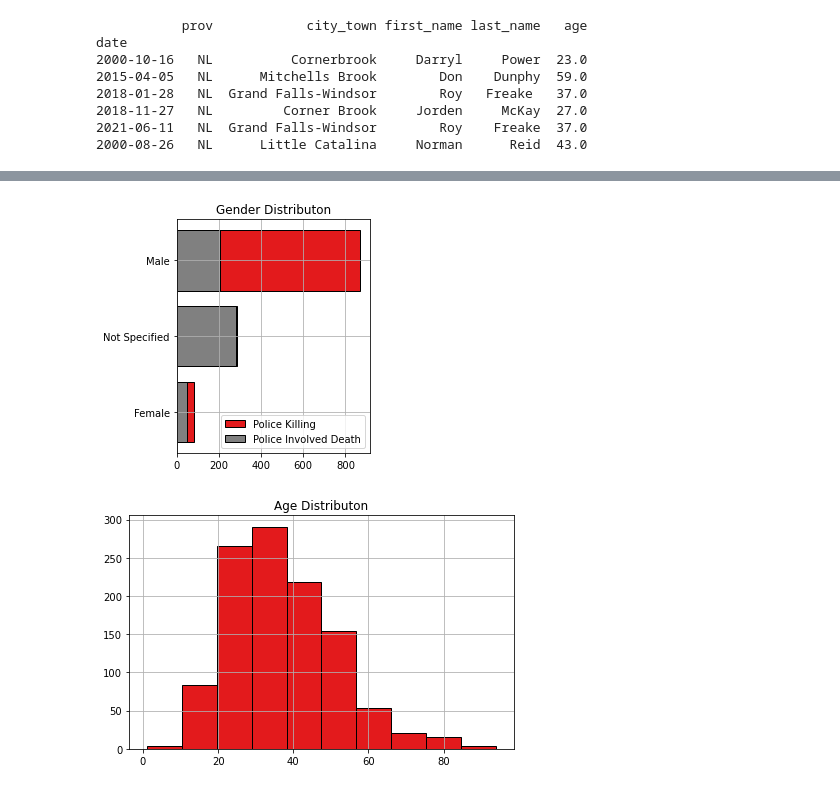
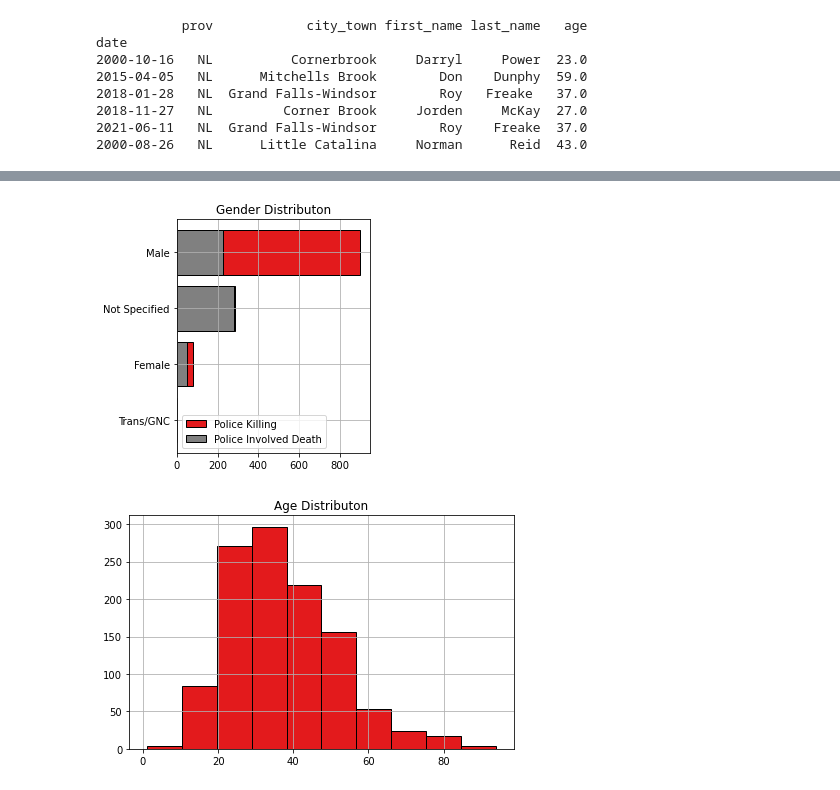
Before and after one commit to Police-Involved-Deaths-CA/Data, a Jupyter notebook: Data_Overview.ipynb, the cells around one changed output, grey strips where cells are left out. Cells and saved outputs as stored; diff of their text form; code cells hidden in the pictures.

```diff
--- a/Data_Overview.ipynb
+++ b/Data_Overview.ipynb
@@ -602,35 +602,36 @@ Final_Data['gender']=Final_Data['gender'].replace()
 
 Rep = {
     'Man':'Male',
     'Woman':'Female',
-    'Trans Female':'Female'
+    'Trans Female':'Trans/GNC',
+    'Non-Binary':'Trans/GNC'
 }
 
 Final_Data['gender'] = Final_Data['gender'].replace(Rep)
 
 B = Final_Data.groupby('gender').count()['INDEX'].sort_values()[-10:]
 
 fig,ax=plt.subplots(1,figsize=(4,4))
 ax.barh(B.index,B,color='#e31a1c',edgecolor='k',label='Police Killing')
 ax.grid()
 ax.set_title('Gender Distributon')
 # plt.tight_layout()
 
 
 
 B = Final_Data.loc[Final_Data['Type']=='Police Involved Death'].groupby('gender').count()['INDEX'].sort_values()[-10:]
 
 # # fig,ax=plt.subplots(2,figsize=(6,6))
 ax.barh(B.index,B,color='grey',edgecolor='k',label='Police Involved Death')
 # ax[1].grid()
 # ax[1].set_title('Gender Distributon')
 plt.tight_layout()
 
 ax.legend()
 
 plt.savefig('docs/images/Gender.png',dpi=400)
 # %% [output]
-[figure, old version]
+[figure, new version]
 # %%
 # PID.groupby('first_name').count()['INDEX']
 # Final_Data['gender']=Final_Data['gender'].replace({'Trans Female':'Female'})
@@ -644,7 +645,7 @@ ax.set_title('Age Distributon')
 plt.tight_layout()
 plt.savefig('docs/images/age.png',dpi=400)
 # %% [output]
-[figure, old version]
+[figure, new version]
 # %%
 # Year = [2000,2010,2016]
 # # Year = [2021]
```
Also changed, not shown: parts of 15 cells of this notebook, 11 other files.
